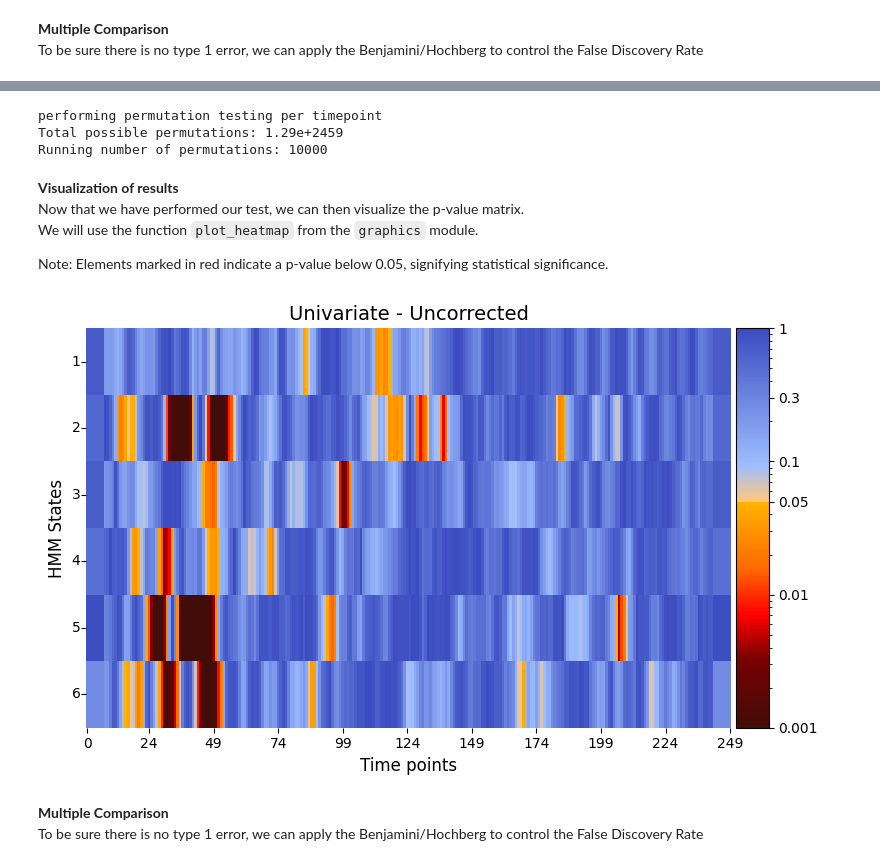
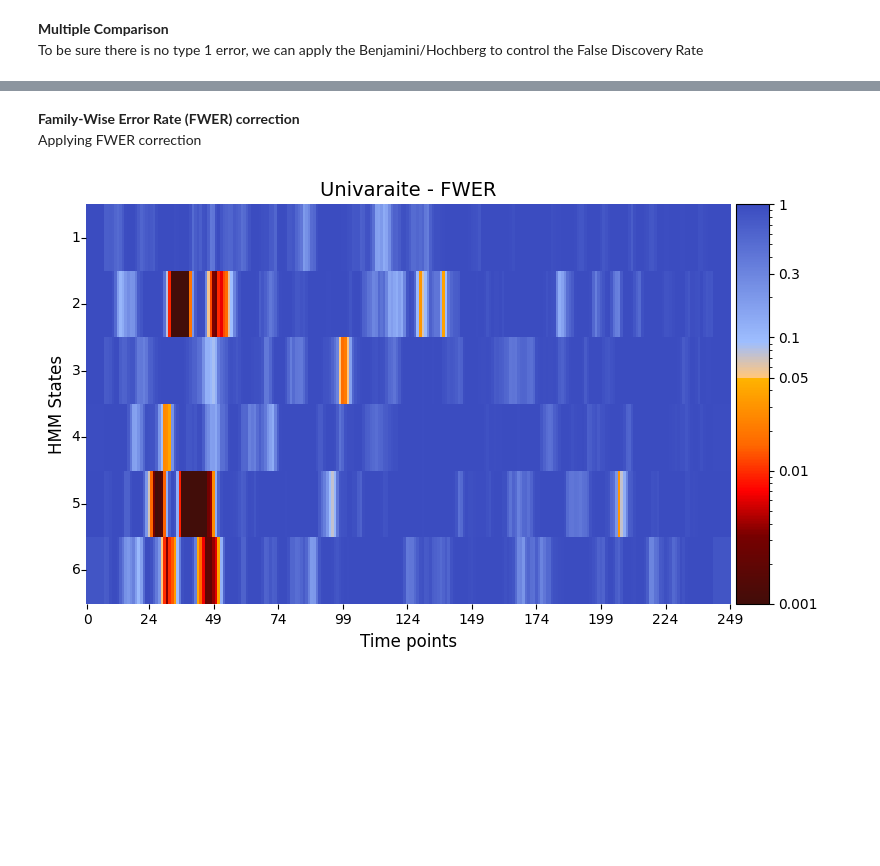
Before and after one commit to vidaurre/glhmm, a Jupyter notebook: docs/notebooks/Testing_across_trials_within_session.ipynb, the cells around one changed output, grey strips where cells are left out. Drawn from its saved outputs; the diff is of its cells as text; code cells hidden in the pictures; blank space fills up the shorter version.

````diff
--- a/docs/notebooks/Testing_across_trials_within_session.ipynb
+++ b/docs/notebooks/Testing_across_trials_within_session.ipynb
@@ -303,0 +57,9 @@
+# %%
+# Define the data folder path
+PATH_PARENT = Path.cwd()
+PATH_DATA = PATH_PARENT / "files" / "data_statistical_testing"
+
+# Load brain and behavioral data
+Gamma = np.load(PATH_DATA / "Gamma_trials.npy")
+R_trials = np.load(PATH_DATA / "R_trials.npy")
+idx_trials_session = np.load(PATH_DATA / "idx_trials_session.npy")
@@ -400,0 +299,10 @@ graphics.plot_p_values_over_time(result_multivariate_trials["pval"],
+# %%
+# Set the parameters for between-subject testing
+method = "univariate"
+Nnull_samples = 10_000 # Number of permutations (default = 1000)
+# Perform across-subject testing
+result_univariate =statistics.test_across_trials(D_data=Gamma_epoch,
+                                                R_data=R_trials,
+                                                idx_data=idx_trials_session,
+                                                method=method,
+                                                Nnull_samples=Nnull_samples)
@@ -465,35 +361,16 @@ You can also adjust for other variables by using permutation testing. For more d
-# %%
-# Set the parameters for between-subject testing
-method = "univariate"
-Nnull_samples = 10_000 # Number of permutations (default = 1000)
-# Perform across-subject testing
-result_univariate  =statistics.test_across_trials(Gamma_epoch,
-                                                  R_trials,
-                                                  idx_trials_session,
-                                                  method=method,
-                                                  Nnull_samples=Nnull_samples)
-# %% [output]
-performing permutation testing per timepoint
-Total possible permutations: 1.29e+2459
-Running number of permutations: 10000
-# %% [markdown]
-**Visualization of results**\
-Now that we have performed our test, we can then visualize the p-value matrix.\
-We will use the function ```plot_heatmap``` from the ```graphics``` module.
-
-Note: Elements marked in red indicate a p-value below 0.05, signifying statistical significance.
+# %% [markdown]
+**Family-Wise Error Rate (FWER) correction**\
+Applying FWER correction
 # %%
-# Plot p-values
-alpha = 0.05 # threshold for p-values
-graphics.plot_p_value_matrix(result_univariate["pval"].T,
-                             title_text ="Univariate - Uncorrected",
-                             figsize=(8, 5),
+# Correct for FWER
+pval_FWER = statistics.pval_FWER_correction(result_univariate)
+
+# Correct p-values using FWER
+graphics.plot_p_value_matrix(pval_FWER.T,
+                             title_text ="Univaraite - FWER",figsize=(8, 5),
                              xlabel="Time points",
                              ylabel="HMM States",
                              annot=False,
                              num_x_ticks=11)
 # %% [output]
-[figure, old version]
+[figure, new version]
-# %% [markdown]
-**Multiple Comparison**\
-To be sure there is no type 1 error, we can apply the Benjamini/Hochberg to control the False Discovery Rate
````
Also changed, not shown: parts of 90 cells of this notebook, 15 other files.
